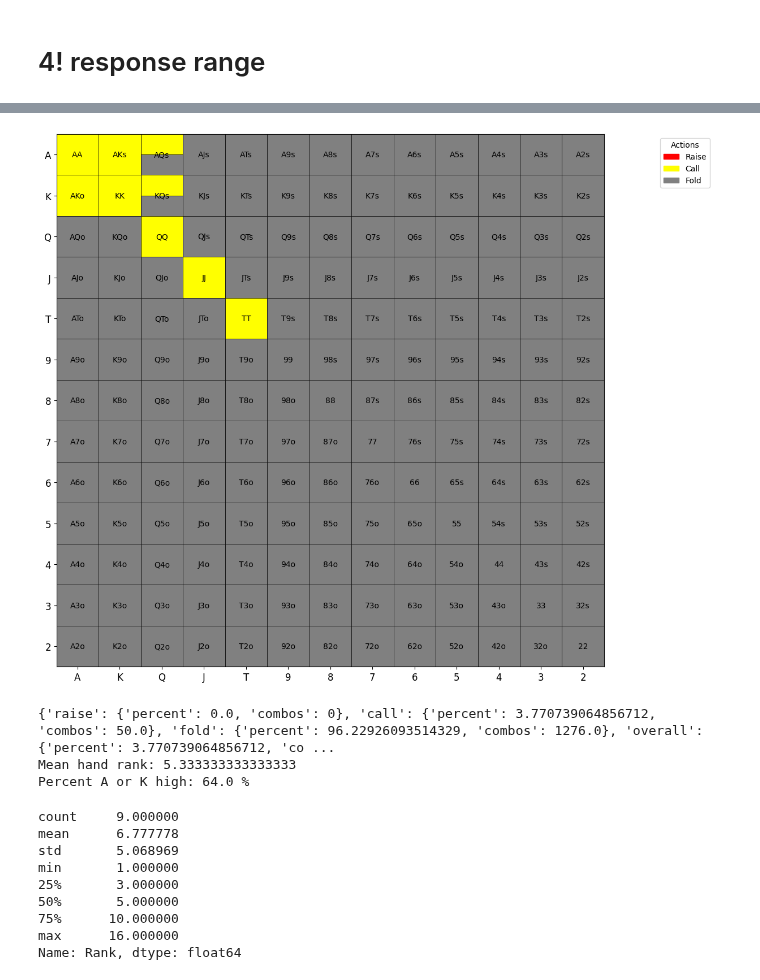
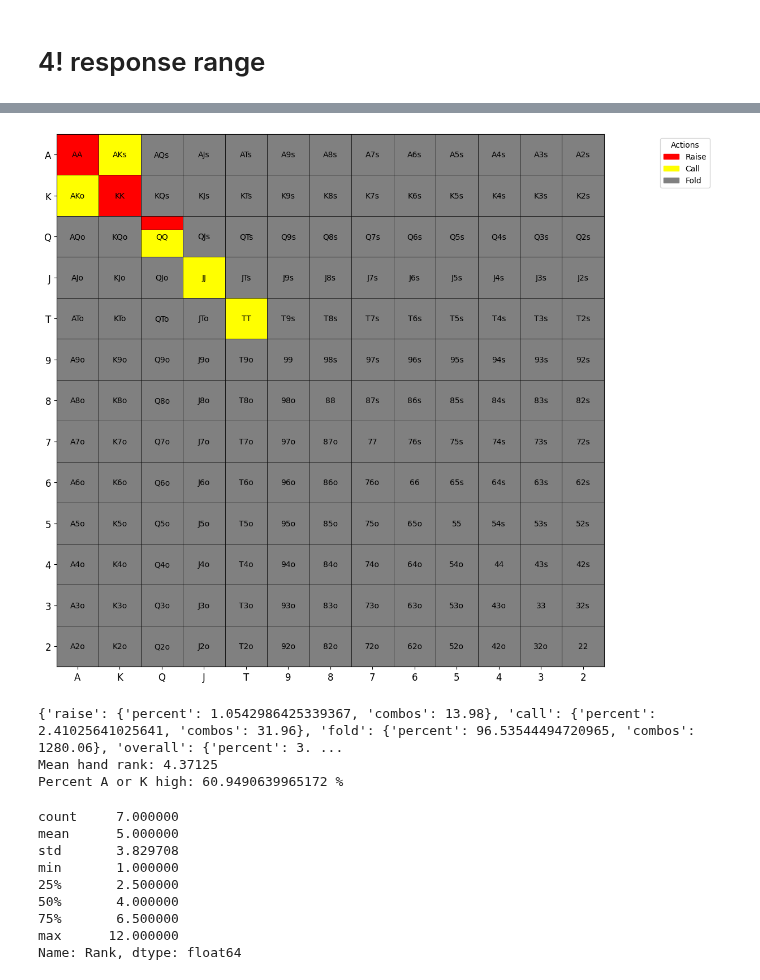
Before and after one commit to KunaalAgarwal/poker_analysis, a Jupyter notebook: src/hj_ranges.ipynb, the cells around one changed output, grey strips where cells are left out. Saved outputs shown, nothing was run; the diff lists cells and outputs as text; code cells hidden in the pictures.

```diff
--- a/src/hj_ranges.ipynb
+++ b/src/hj_ranges.ipynb
@@ -359,55 +360,55 @@ Name: Rank, dtype: float64
 # %%
 response_4bet_range = {
     # Pairs
-    "AA": {"raise": 0, "call": 1.0},
-    "KK": {"raise": 0, "call": 1.0},
-    "QQ": {"raise": 0, "call": 1.0},
+    "AA": {"raise": 1.0, "call": 0.0},
+    "KK": {"raise": 1.0, "call": 0.0},
+    "QQ": {"raise": 0.33, "call": 0.66},
     "JJ": {"raise": 0, "call": 1.0},
     "TT": {"raise": 0, "call": 1.0},
     "99": {"raise": 0, "call": 0.0},
     "88": {"raise": 0, "call": 0.0},
 
     "AKs": {"raise": 0, "call": 1.0},
-    "AQs": {"raise": 0, "call": 0.5},
+    "AQs": {"raise": 0, "call": 0.0},
     "AJs": {"raise": 0, "call": 0.0},
     "ATs": {"raise": 0, "call": 0.0},
 
     "AKo": {"raise": 0.0, "call": 1.0},
     "AQo": {"raise": 0.0, "call": 0.0},
     "AJo": {"raise": 0.0, "call": 0.0},
     "ATo": {"raise": 0.0, "call": 0.0},
 
-    "KQs": {"raise": 0.0, "call": 0.5},
+    "KQs": {"raise": 0.0, "call": 0.0},
     "KJs": {"raise": 0.0, "call": 0.0},
 
     "KQo": {"raise": 0.0, "call": 0.0},
 
     "QJs": {"raise": 0.0, "call": 0.0},
     "JTs": {"raise": 0.0, "call": 0.0},
 }
 
-response_4bet = range_construction.generate_range(response_4bet_range, '../co_ranges/co_4!response')
+response_4bet = range_construction.generate_range(response_4bet_range, '../hj_ranges/hj_4!response')
 response_4bet_distribution = range_construction.range_hand_distribution(response_4bet_range)
 response_4bet_percent_by_actions = range_construction.range_percent_by_all_actions(response_4bet_range)
 response_4bet_mean_hand_rank = range_construction.average_range_rank(response_4bet_range)
 
 print(response_4bet_percent_by_actions)
 print(f'Mean hand rank: {response_4bet_mean_hand_rank}')
 print(f'Percent A or K high: {range_construction.percent_range_high_card(response_4bet_range)} %')
 
-response_4bet_distribution[1].to_csv('../co_ranges/co_response_4bet_distribution.csv')
+response_4bet_distribution[1].to_csv('../hj_ranges/hj_response_4bet_distribution.csv')
 response_4bet_distribution[0]
 # %% [output]
-[figure, old version]
+[figure, new version]
-{'raise': {'percent': 0.0, 'combos': 0}, 'call': {'percent': 3.770739064856712, 'combos': 50.0}, 'fold': {'percent': 96.22926093514329, 'combos': 1276.0}, 'overall': {'percent': 3.770739064856712, 'co ...
-Mean hand rank: 5.333333333333333
-Percent A or K high: 64.0 %
+{'raise': {'percent': 1.0542986425339367, 'combos': 13.98}, 'call': {'percent': 2.41025641025641, 'combos': 31.96}, 'fold': {'percent': 96.53544494720965, 'combos': 1280.06}, 'overall': {'percent': 3. ...
+Mean hand rank: 4.37125
+Percent A or K high: 60.9490639965172 %
-count     9.000000
-mean      6.777778
-std       5.068969
+count     7.000000
+mean      5.000000
+std       3.829708
 min       1.000000
-25%       3.000000
-50%       5.000000
-75%      10.000000
-max      16.000000
+25%       2.500000
+50%       4.000000
+75%       6.500000
+max      12.000000
 Name: Rank, dtype: float64
```
Also changed, not shown: parts of 7 cells of this notebook, 10 other files.
